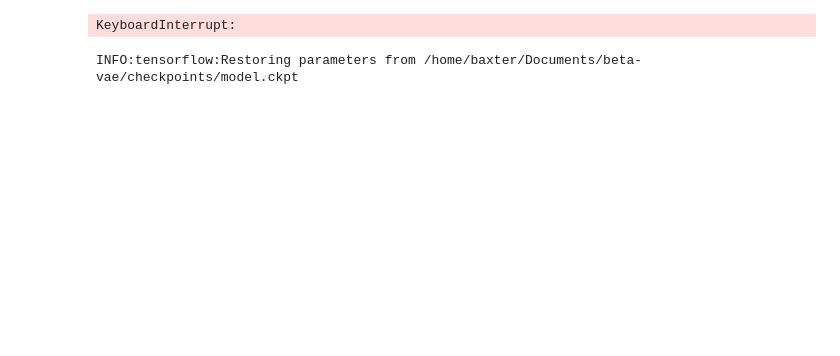
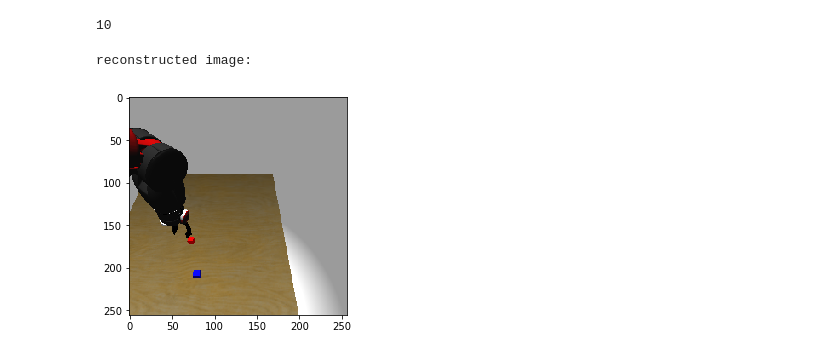
Before and after one commit to hyc6668378/beta-vae, a Jupyter notebook: beta_VAE_notebook.ipynb, the cells around one changed output. Drawn from its saved outputs; the diff is of its cells as text; code cells hidden in the pictures; blank space fills up the shorter version.

```diff
--- a/beta_VAE_notebook.ipynb
+++ b/beta_VAE_notebook.ipynb
@@ -25,11 +25,31 @@ Use tf.cast instead.
 # %%
-beta_VAE.fit(epoch=50)
+beta_VAE.fit(epoch=300)
 beta_VAE.Save()
-# %% [output]
-KeyboardInterrupt:
+# %%
+import matplotlib.pyplot as plt
+plt.plot(beta_VAE.loss_list)
+plt.show()
+# %% [output]
+10
 # %%
 beta_VAE.Save()
-# %%
-beta_VAE.load()
-# %% [output]
-INFO:tensorflow:Restoring parameters from /home/baxter/Documents/beta-vae/checkpoints/model.ckpt
+# %%
+import numpy as np
+tran_file_path = \
+                '/home/baxter/catkin_ws/src/huang/scripts/demo_transitions/demo1.npy'
+transition = np.load(tran_file_path, allow_pickle=True)
+transition = transition.tolist()
+image_test = transition['observe1_img'][:,:,[2,1,0]]
+mean = image_test.mean()
+std = image_test.std()
+image_test = (image_test-mean)/std
+image_test = beta_VAE.image_test(transition['observe1_img'][:,:,[2,1,0]])
+image_test = image_test*std + mean
+# %% [output]
+reconstructed image:
+# %%
+import matplotlib.pyplot as plt
+plt.imshow(transition['observe1_img'][:,:,[2,1,0]])
+plt.show()
+# %% [output]
+[figure, added]
```
Also changed, not shown: parts of 1 cell of this notebook, 5 other files.
